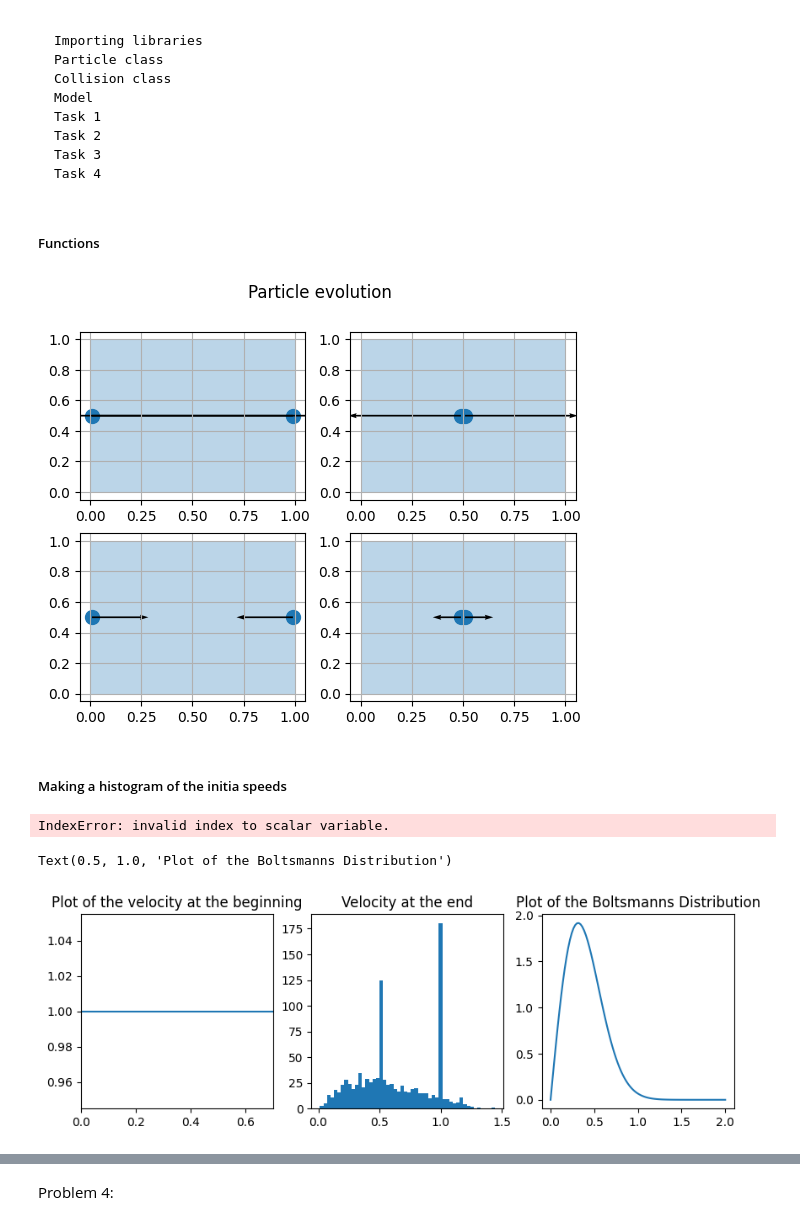
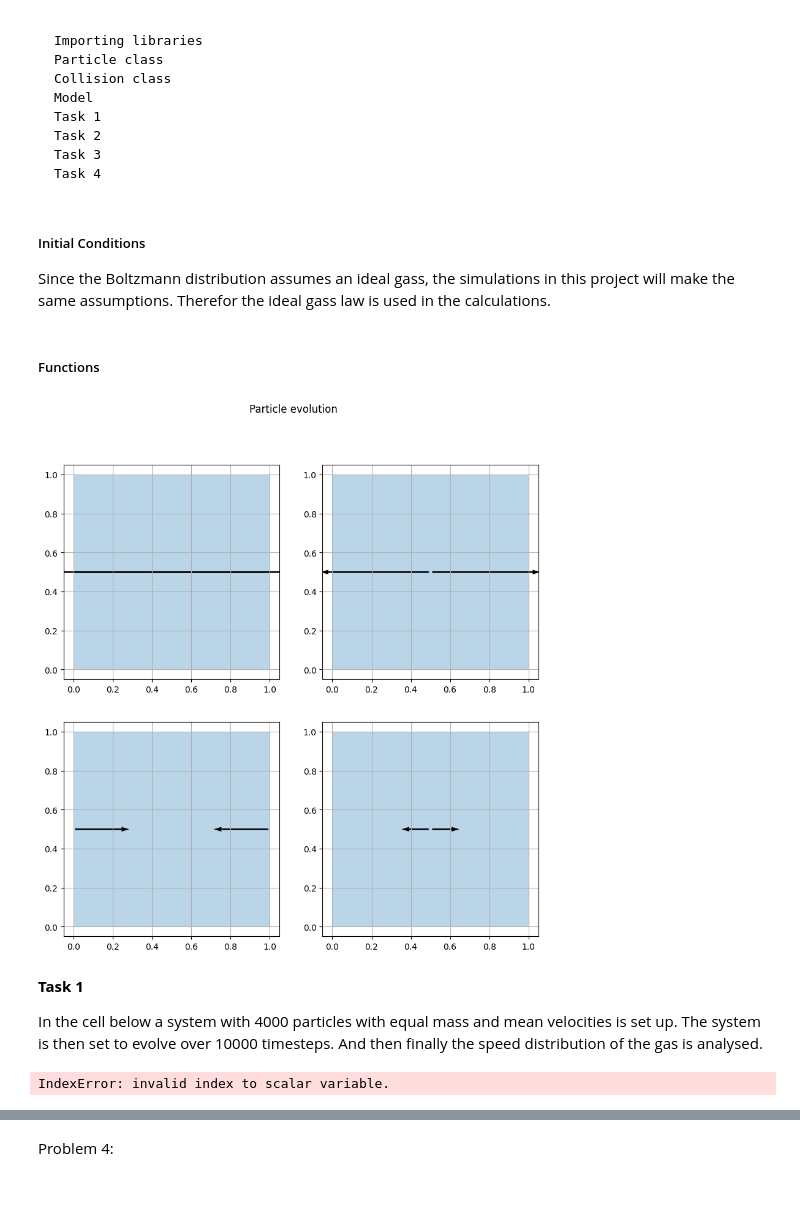
Before and after one commit to malanmyri/Event-Driven-Motion, a Jupyter notebook: Assignment 1.ipynb, the cells around one changed output, grey strips where cells are left out. Saved outputs shown, nothing was run; the diff lists cells and outputs as text; code cells hidden in the pictures; blank space fills up the shorter version.

```diff
--- a/Assignment 1.ipynb
+++ b/Assignment 1.ipynb
@@ -18,0 +20,4 @@ from matplotlib.patches import Rectangle
+# %% [markdown]
+##### Initial Conditions
+
+Since the Boltzmann distribution assumes an ideal gass, the simulations in this project will make the same assumptions. Therefor the ideal gass law is used in the calculations.
@@ -47,52 +170,32 @@ def evolution(system_1,times=1):
 # %%
 num_particles = 2
 elasticity= 0.5
 x_boundaries = 1
 y_boundaries = 1
 mean_velocity = 0.5
 mass=[1]
 radius=[.001]
-tc = 0.000001
+tc = 0
 
 system_1 = system(num_particles, elasticity,x_boundaries, y_boundaries,mean_velocity,mass,radius, tc)
 
 p1 = particle(position(0.01,0.5), velocity(1,0), 0.01, 1)
 p2 = particle(position(0.99,0.5), velocity(-1,0), 0.01, 1)
 
 system_1.particles.append(p1)
 system_1.particles.append(p2)
 for p in system_1.particles:
     system_1.find_collisions_particle(p)
 
 x_list,y_list,vx_list,vy_list = evolution(system_1,1)
-fig, ((ax1, ax2),(ax3,ax4)) = plt.subplots(2, 2)
-fig.suptitle('Particle evolution')
 
-r =100
 
-ax1.scatter(x_list[0], y_list[0], s =r )
-ax1.add_patch(Rectangle((0,0), 1, 1, angle=0.0, fill=True, alpha = 0.3))
-ax1.quiver(x_list[0], y_list[0], vx_list[0], vy_list[0], scale=1)
-ax1.grid()
-
-ax2.scatter(x_list[1], y_list[1],s =r)
-ax2.add_patch(Rectangle((0,0), 1, 1, angle=0.0, fill=True, alpha = 0.3))
-ax2.quiver(x_list[1], y_list[1], vx_list[1], vy_list[1], scale=1)
-ax2.grid()
-
-ax3.scatter(x_list[2], y_list[2],s =r)
-ax3.add_patch(Rectangle((0,0), 1, 1, angle=0.0, fill=True, alpha = 0.3))
-ax3.quiver(x_list[2], y_list[2], vx_list[2], vy_list[2], scale=1)
-ax3.grid()
-
-ax4.scatter(x_list[3], y_list[3],s =r)
-ax4.add_patch(Rectangle((0,0), 1, 1, angle=0.0, fill=True, alpha = 0.3))
-ax4.quiver(x_list[3], y_list[3], vx_list[3], vy_list[3], scale=1)
-ax4.grid()
-
+fig_debug = plotting_evolution(x_list,y_list,vx_list,vy_list)
 plt.show()
 # %% [output]
-[figure, old version]
+[figure, new version]
-# %% [markdown]
-##### Making a histogram of the initia speeds
+# %% [markdown]
+**Task 1**
+
+In the cell below a system with 4000 particles with equal mass and mean velocities is set up. The system is then set to evolve over 10000 timesteps. And then finally the speed distribution of the gas is analysed.
 # %%
@@ -147,14 +221,0 @@ vel_boltsmann = boltsmann(m,v,k,T)
-# %%
-f,(ax1, ax2, ax3) = plt.subplots(1,3, figsize = (10,3))
-ax1.plot(vel_start)
-ax1.set_xlim(0,0.7)
-ax1.set_title("Plot of the velocity at the beginning")
-
-ax2.hist(vel_end, bins = 50)
-ax2.set_title("Velocity at the end")
-
-ax3.plot(v,vel_boltsmann)
-ax3.set_title("Plot of the Boltsmanns Distribution")
-# %% [output]
-Text(0.5, 1.0, 'Plot of the Boltsmanns Distribution')
-[figure, removed]
```
Also changed, not shown: parts of 33 cells of this notebook, 4 other files.
